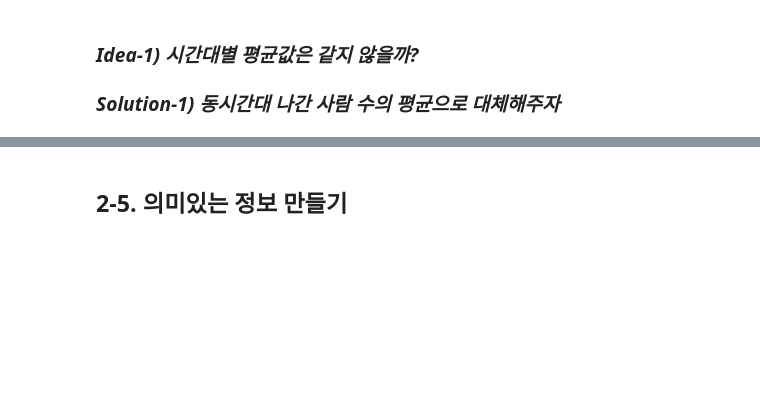
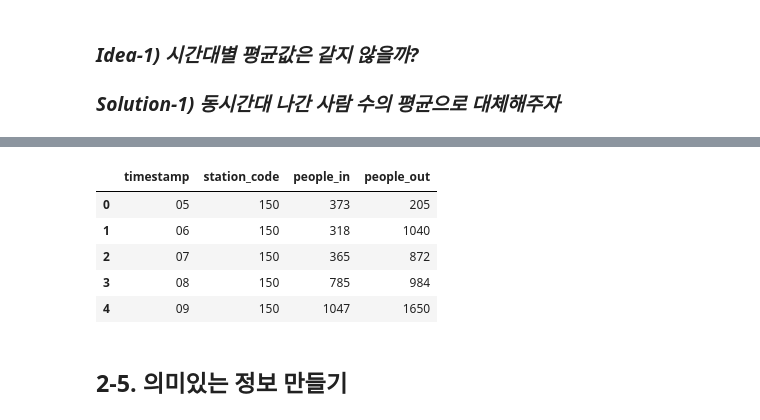
Before and after one commit to SSAFY11-Data-ML-Study/20240214-, a Jupyter notebook: 20240214_김민혁.ipynb, the cells around one changed output, grey strips where cells are left out. Saved outputs shown, nothing was run; the diff lists cells and outputs as text; code cells hidden in the pictures; blank space fills up the shorter version.

```diff
--- a/20240214_김민혁.ipynb
+++ b/20240214_김민혁.ipynb
@@ -175,8 +250,6 @@ df_logs_2018[df_logs_2018['people_out'].isna()] # .isna()를 쓰면 nan값이
 ### *Solution-1) 동시간대 나간 사람 수의 평균으로 대체해주자*
 # %%
 avg_2018_out = df_logs_2018[df_logs_2018['timestamp']=="08"]['people_out'].mean()
-# %%
-avg_2018_out = int(avg_2018_out)
 # %%
-df_logs_2018.at[98378,'people_out'] = avg_2018_out # iloc은 접근하고, 새로운 df를 반환하기 때문에 at을 써줘야 하는구나. at(행 번호, 열 이름)
+df_logs_2018.at[1048572,'people_out'] = avg_2018_out # iloc은 접근하고, 새로운 df를 반환하기 때문에 at을 써줘야 하는구나. at(행 번호, 열 이름)
 # %%
@@ -191,7 +288,14 @@ for i in range(len(df_list)):
 for df in df_list:
   df['people_out']=df['people_out'].astype(int).astype(str)
 # %%
-df_logs_2015.head()
+df_logs_2018.head()
+# %% [output]
+|  | timestamp | station_code | people_in | people_out |
+| 0 | 05 | 150 | 373 | 205 |
+| 1 | 06 | 150 | 318 | 1040 |
+| 2 | 07 | 150 | 365 | 872 |
+| 3 | 08 | 150 | 785 | 984 |
+| 4 | 09 | 150 | 1047 | 1650 |
 # %% [markdown]
 ## 2-5. 의미있는 정보 만들기
 # %% [markdown]
```
Also changed, not shown: parts of 13 cells of this notebook.
